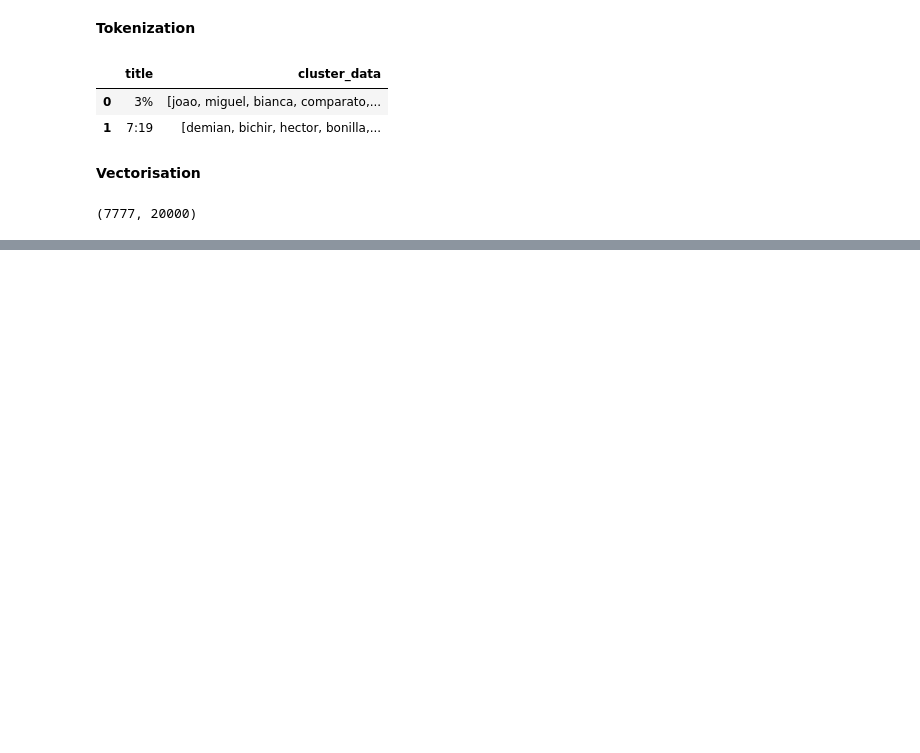
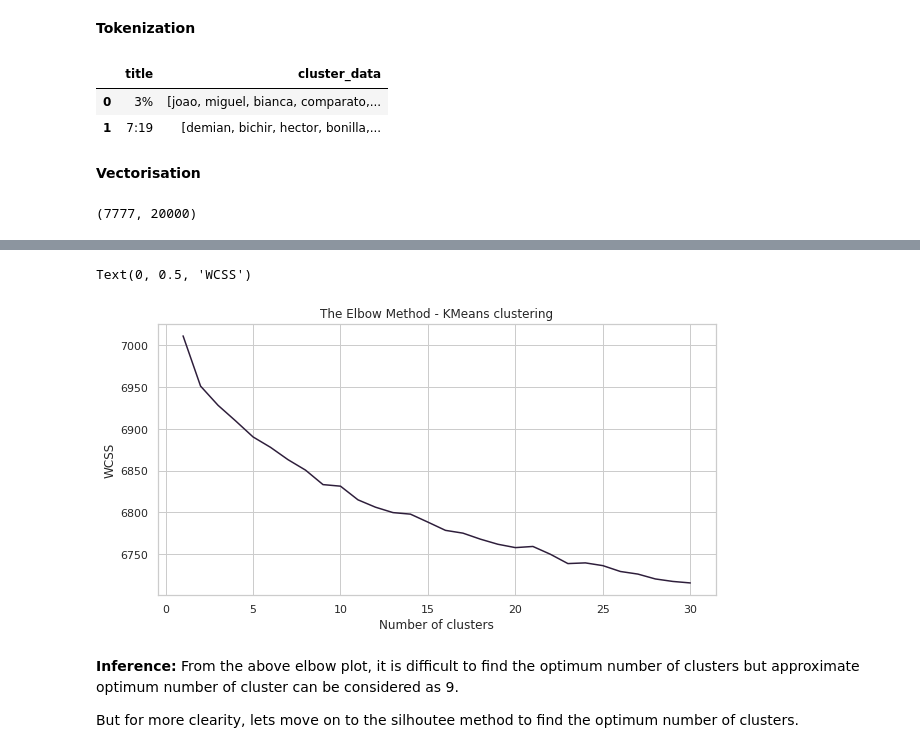
Before and after one commit to shubham-bhadouria/Netflix-Movies-and-TV-shows-clustering, a Jupyter notebook: Netflix_movies_and_TV_show_clustering.ipynb, the cells around one changed output, grey strips where cells are left out. Drawn from its saved outputs; the diff is of its cells as text; code cells hidden in the pictures; blank space fills up the shorter version.

```diff
--- a/Netflix_movies_and_TV_show_clustering.ipynb
+++ b/Netflix_movies_and_TV_show_clustering.ipynb
@@ -695,0 +732,23 @@ print(x.shape)
+# %%
+# Elbow method to find the optimal value of k
+
+wcss=[]
+for i in range(1,31):
+  kmeans = KMeans(n_clusters=i,init='k-means++',random_state=42)
+  kmeans.fit(x_pca)
+  wcss_iter = kmeans.inertia_
+  wcss.append(wcss_iter)
+
+number_clusters = range(1,31)
+plt.figure(figsize=(10,5))
+plt.plot(number_clusters,wcss)
+plt.title('The Elbow Method - KMeans clustering')
+plt.xlabel('Number of clusters')
+plt.ylabel('WCSS')
+# %% [output]
+Text(0, 0.5, 'WCSS')
+[figure, added]
+# %% [markdown]
+**Inference:** From the above elbow plot, it is difficult to find the optimum number of clusters but approximate optimum number of cluster can be considered as 9.
+
+But for more clearity, lets move on to the silhoutee method to find the optimum number of clusters.
```
Also changed, not shown: parts of 18 cells of this notebook.
